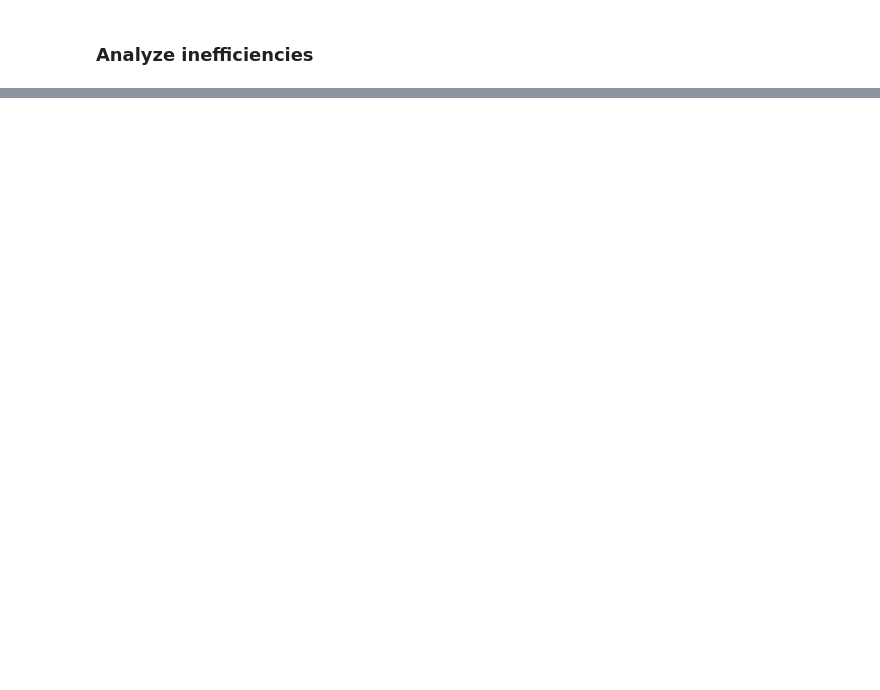
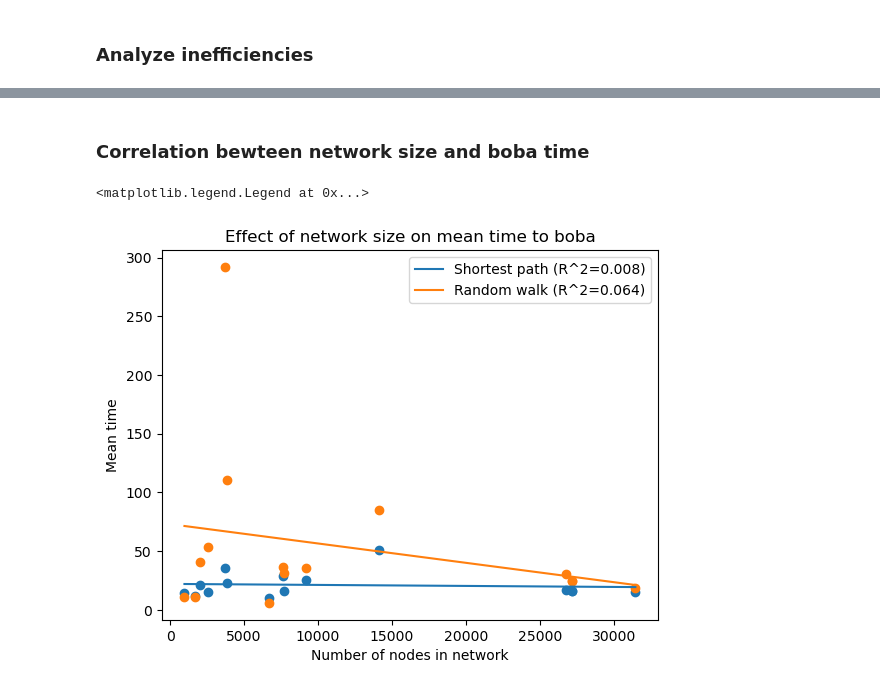
Before and after one commit to womogenes/am115-final, a Jupyter notebook: analyze_matrix_results.ipynb, the cells around one changed output, grey strips where cells are left out. Drawn from its saved outputs; the diff is of its cells as text; code cells hidden in the pictures; blank space fills up the shorter version.

```diff
--- a/analyze_matrix_results.ipynb
+++ b/analyze_matrix_results.ipynb
@@ -249,0 +278,19 @@ plt.hist(all_ineffs[all_ineffs < 500], bins=50);
+# %%
+ideal_times_dict = {}
+random_times_dict = {}
+
+for placename, _, slug in tqdm(places):
+    with open(f"./output/avg_time/{slug}.pkl", "rb") as fin:
+        random_times_dict[slug] = np.mean(pickle.load(fin)[(60, 5)])
+    with open(f"./data/shortest_paths/{slug}.pkl", "rb") as fin:
+        ideal_times_dict[slug] = np.mean(list(pickle.load(fin).values()))
+# %%
+slug2placename = {slug: placename for placename, _, slug in places}
+ideal_slugs = sorted(list(ideal_times_dict.keys()), key=lambda slug: -ideal_times_dict[slug])
+random_slugs = sorted(list(ideal_times_dict.keys()), key=lambda slug: -random_times_dict[slug])
+
+ideal_times = [ideal_times_dict[slug] for slug in ideal_slugs]
+random_times = [random_times_dict[slug] / 60 for slug in random_slugs]
+
+ideal_labels = [slug2placename[slug] for slug in ideal_slugs]
+random_labels = [slug2placename[slug] for slug in random_slugs]
@@ -249,0 +328,3 @@ plt.hist(all_ineffs[all_ineffs < 500], bins=50);
+# %%
+print(f"Fetching all data...")
+data = {slug: get_data(slug) for _, _, slug in tqdm(places)}
@@ -249,0 +350,2 @@ plt.hist(all_ineffs[all_ineffs < 500], bins=50);
+# %% [markdown]
+### Correlation bewteen network size and boba time
@@ -249,0 +354,22 @@ plt.hist(all_ineffs[all_ineffs < 500], bins=50);
+# %%
+def scatter_with_trendline(x, y, label):
+    x, y = np.array(x), np.array(y)
+    plt.scatter(x, y)
+    slope, intercept, r_value, _, _ = linregress(x, y)
+    x2 = np.linspace(min(x), max(x), 100)
+    plt.plot(x2, slope*x2 + intercept, label=f"{label} (R^2={r_value**2:.3f})")
+# %%
+scatter_with_trendline([len(data[slug][0].nodes()) for slug in ideal_slugs], ideal_times, label="Shortest path")
+scatter_with_trendline([len(data[slug][0].nodes()) for slug in random_slugs], random_times, label="Random walk")
+
+plt.xlabel("Number of nodes in network")
+plt.ylabel("Mean time")
+plt.title("Effect of network size on mean time to boba")
+
+""" plt.xscale("log")
+plt.yscale("log") """
+
+plt.legend()
+# %% [output]
+<matplotlib.legend.Legend at 0x...>
+[figure, added]
```
Also changed, not shown: parts of 23 cells of this notebook, 7 other files.
